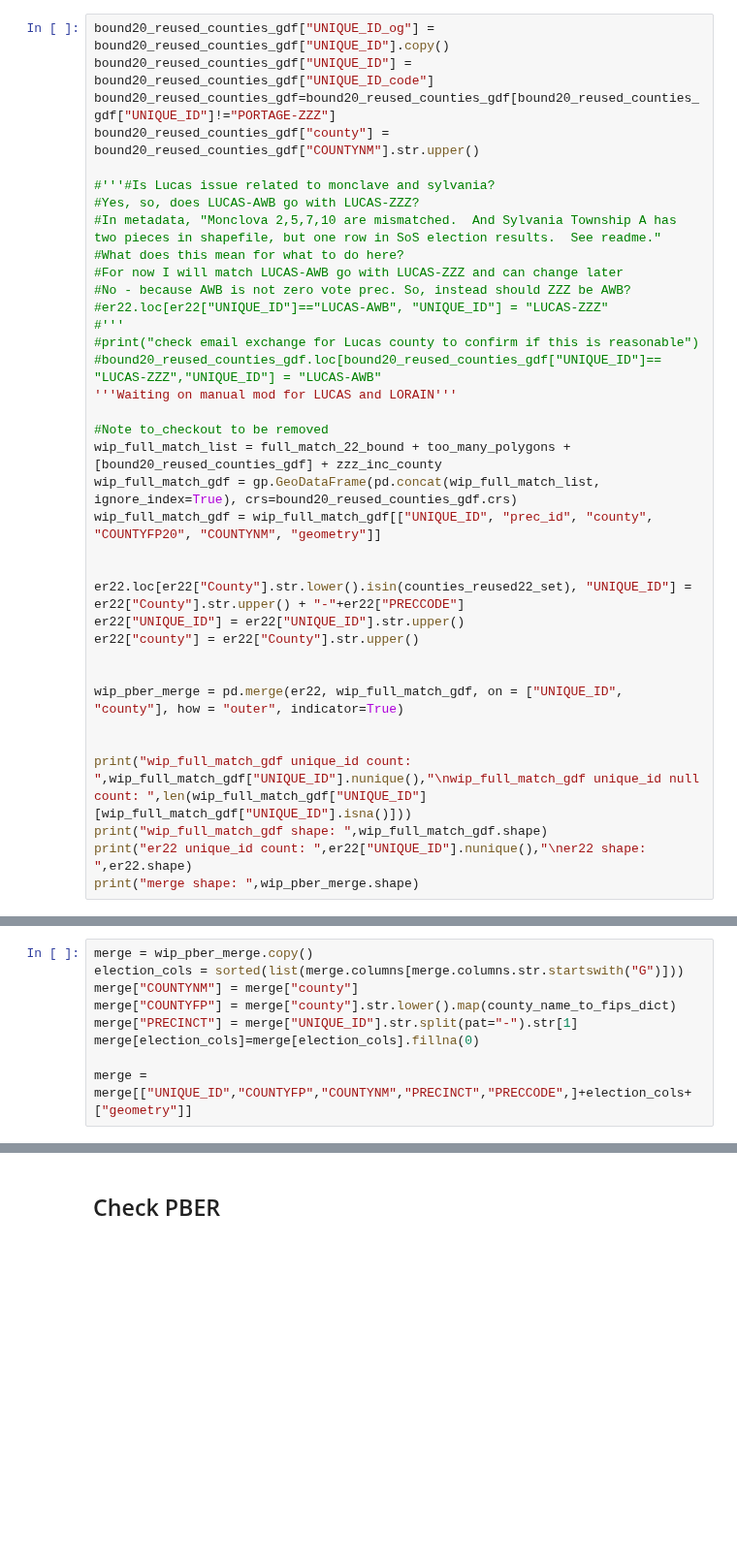
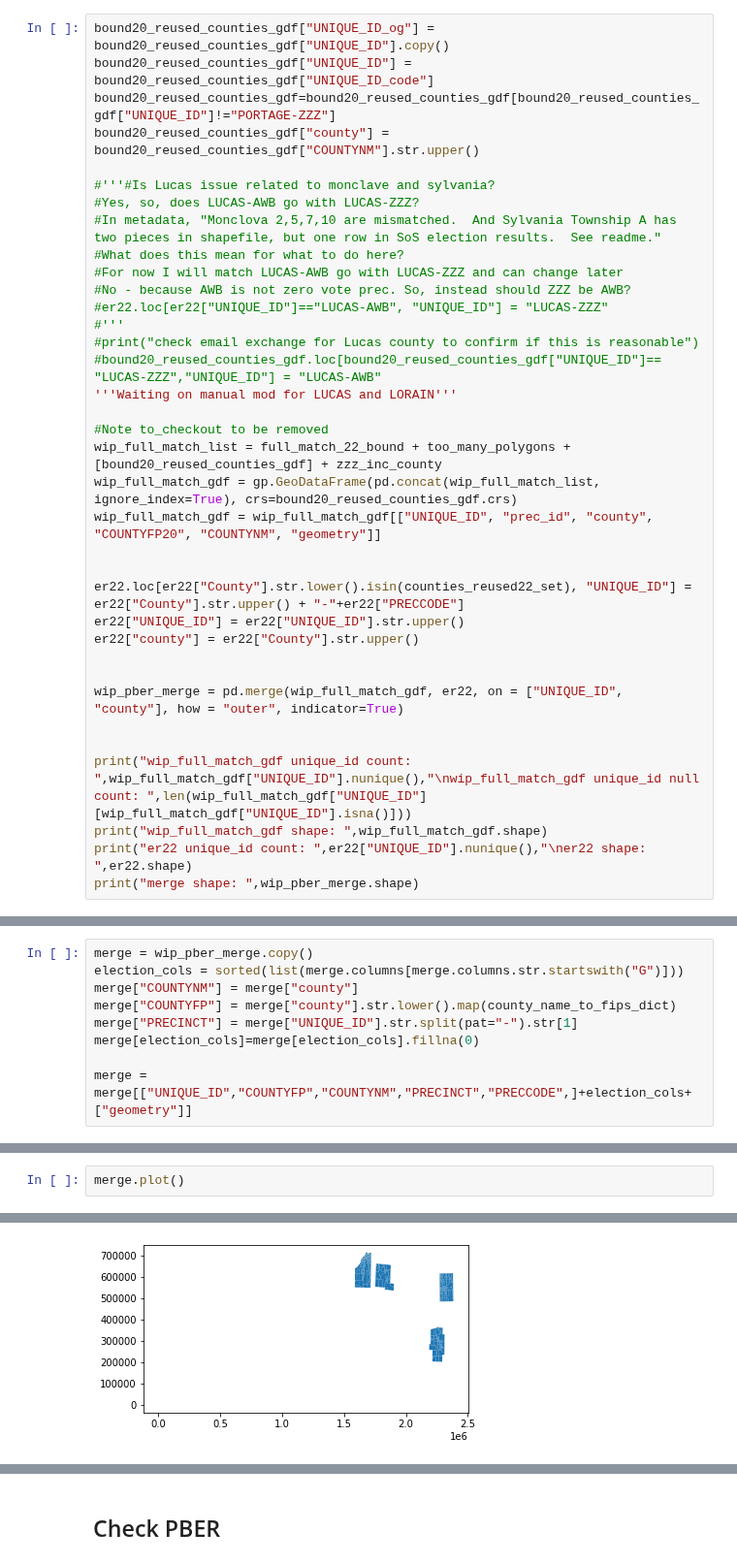
Before and after one commit to nonpartisan-redistricting-datahub/pber_collection, a Jupyter notebook: OH/2022/oh_boundaries_prec_matching.ipynb, the cells around one changed output, grey strips where cells are left out. Shown at 97% size. Saved outputs shown, nothing was run; the diff lists cells and outputs as text; blank space fills up the shorter version.

```diff
--- a/OH/2022/oh_boundaries_prec_matching.ipynb
+++ b/OH/2022/oh_boundaries_prec_matching.ipynb
@@ -819,7 +820,7 @@ er22["UNIQUE_ID"] = er22["UNIQUE_ID"].str.upper()
 er22["county"] = er22["County"].str.upper()
 
 
-wip_pber_merge = pd.merge(er22, wip_full_match_gdf, on = ["UNIQUE_ID", "county"], how = "outer", indicator=True)
+wip_pber_merge = pd.merge(wip_full_match_gdf, er22, on = ["UNIQUE_ID", "county"], how = "outer", indicator=True)
 
 
 print("wip_full_match_gdf unique_id count: ",wip_full_match_gdf["UNIQUE_ID"].nunique(),"\nwip_full_match_gdf unique_id null count: ",len(wip_full_match_gdf["UNIQUE_ID"][wip_full_match_gdf["UNIQUE_ID"].isna()]))
@@ -987,0 +1022,3 @@ merge
+# %%
+merge.plot()
+# %% [output]
@@ -987,0 +1026 @@ merge
+[figure, added]
```
Also changed, not shown: parts of 29 cells of this notebook.
